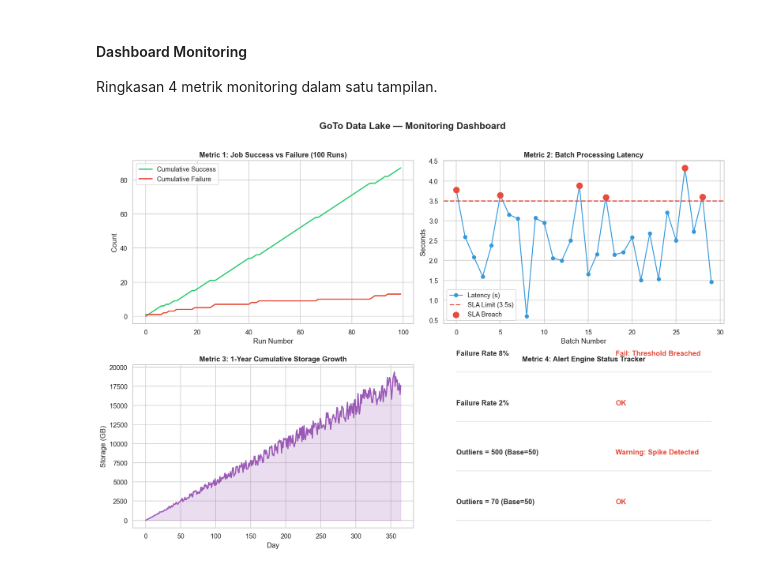
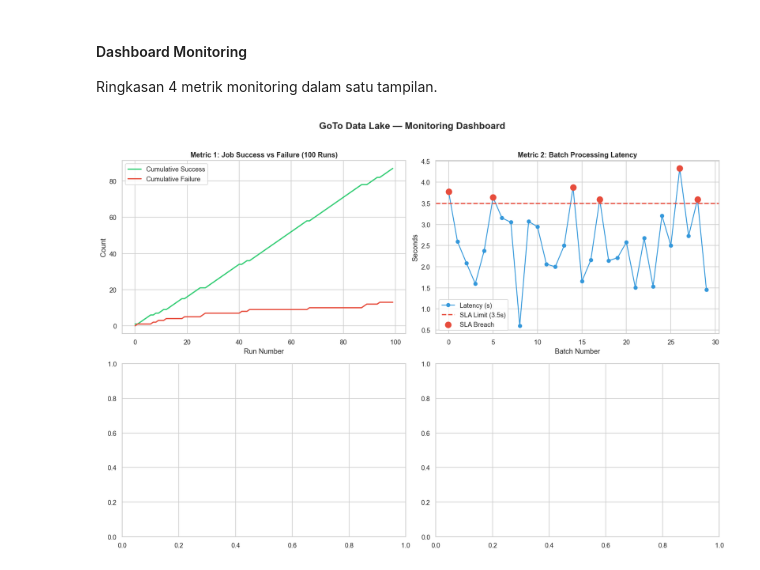
Before and after one commit to josgiv/UTS_DSB17_36230035_BDMP_JosiaGivenSantoso, a Jupyter notebook: notebooks/DSB17_36230035_BDMP_JosiaGivenSantoso.ipynb, the cells around one changed output. Drawn from its saved outputs; the diff is of its cells as text; code cells hidden in the pictures.

```diff
--- a/notebooks/DSB17_36230035_BDMP_JosiaGivenSantoso.ipynb
+++ b/notebooks/DSB17_36230035_BDMP_JosiaGivenSantoso.ipynb
@@ -1887,47 +1714,28 @@ Ringkasan 4 metrik monitoring dalam satu tampilan.
 # %%
 fig, axes = plt.subplots(2, 2, figsize=(15, 10))
 
 # Metric 1: Failure Rate
 axes[0, 0].plot(range(runs), success_cum, label='Cumulative Success', color='#2ECC71', lw=2)
 axes[0, 0].plot(range(runs), fail_cum, label='Cumulative Failure', color='#E74C3C', lw=2)
 axes[0, 0].set_title('Metric 1: Job Success vs Failure (100 Runs)', fontweight='bold')
 axes[0, 0].set_xlabel('Run Number')
 axes[0, 0].set_ylabel('Count')
 axes[0, 0].legend()
 
 # Metric 2: Latency
 axes[0, 1].plot(range(30), latency_data, marker='o', color='#3498DB', label='Latency (s)', lw=1.5)
 axes[0, 1].axhline(sla_threshold, color='#E74C3C', linestyle='--', label='SLA Limit (3.5s)', lw=2)
 # highlight SLA breaches
 breaches_x = [i for i, v in enumerate(latency_data) if v > sla_threshold]
 breaches_y = [latency_data[i] for i in breaches_x]
 axes[0, 1].scatter(breaches_x, breaches_y, color='#E74C3C', s=100, zorder=5, label='SLA Breach')
 axes[0, 1].set_title('Metric 2: Batch Processing Latency', fontweight='bold')
 axes[0, 1].set_xlabel('Batch Number')
 axes[0, 1].set_ylabel('Seconds')
 axes[0, 1].legend()
 
-# Metric 3: Storage Growth
-axes[1, 0].plot(range(days), storage_gb, color='#9B59B6', lw=2)
-axes[1, 0].fill_between(range(days), storage_gb, alpha=0.2, color='#9B59B6')
-axes[1, 0].set_title('Metric 3: 1-Year Cumulative Storage Growth', fontweight='bold')
-axes[1, 0].set_xlabel('Day')
-axes[1, 0].set_ylabel('Storage (GB)')
-
-# Metric 4: Alert Summary
-axes[1, 1].axis('off')
-axes[1, 1].set_title('Metric 4: Alert Engine Status Tracker', fontweight='bold')
-
-y_pos = 0.8
-for desc, status in alert_tests:
-    color = '#E74C3C' if '' in status else '#2ECC71'
-    axes[1, 1].text(0.1, y_pos, desc, fontsize=12, fontweight='bold', color='#333')
-    axes[1, 1].text(0.6, y_pos, status, fontsize=12, fontweight='bold', color=color)
-    axes[1, 1].hlines(y_pos - 0.05, 0.1, 0.9, colors='#DDD', linestyles='solid', lw=1)
-    y_pos -= 0.15
-
 plt.suptitle('GoTo Data Lake — Monitoring Dashboard', fontsize=16, fontweight='bold', y=1.02)
 plt.tight_layout()
 plt.show()
 # %% [output]
-[figure, old version]
+[figure, new version]
```
Also changed, not shown: parts of 15 cells of this notebook, 1 other file.
